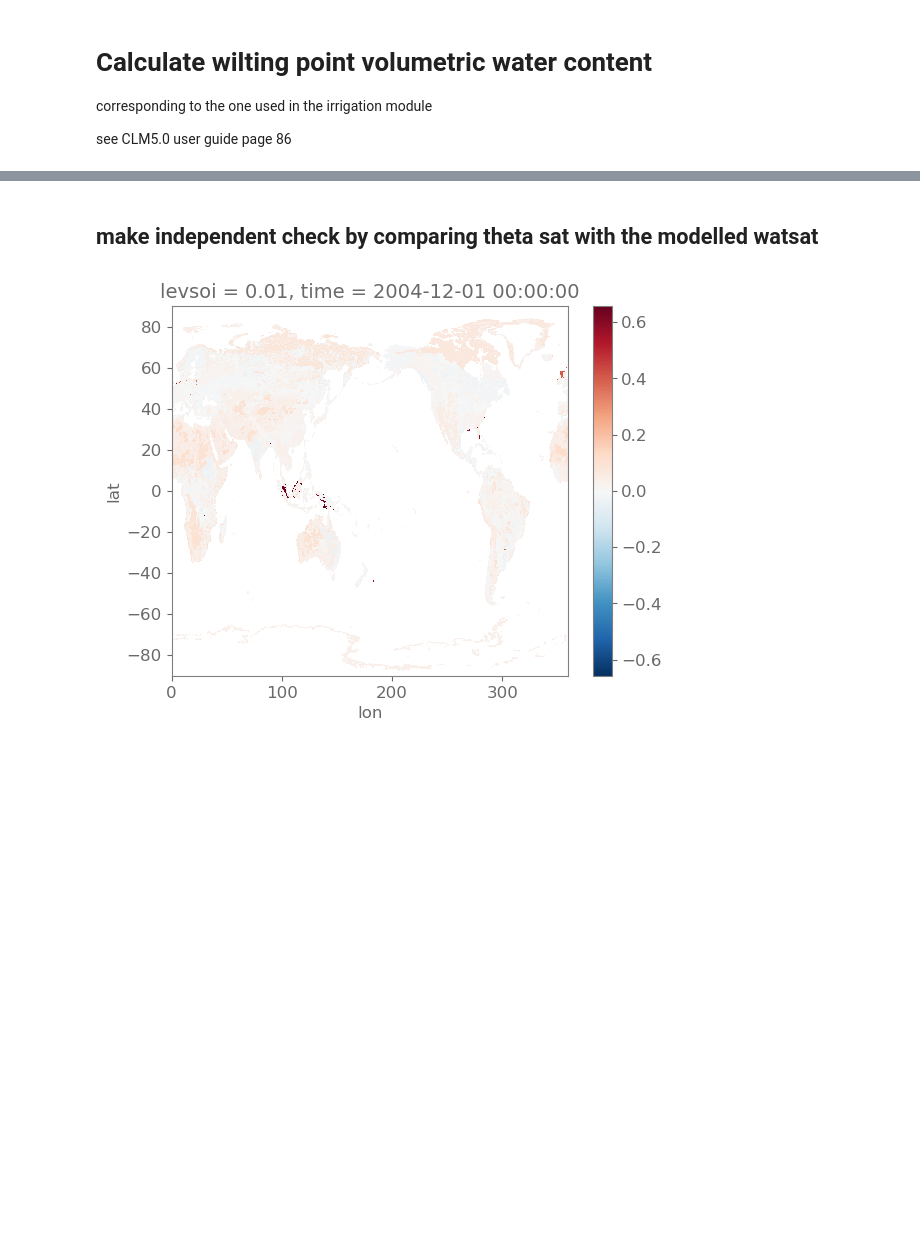
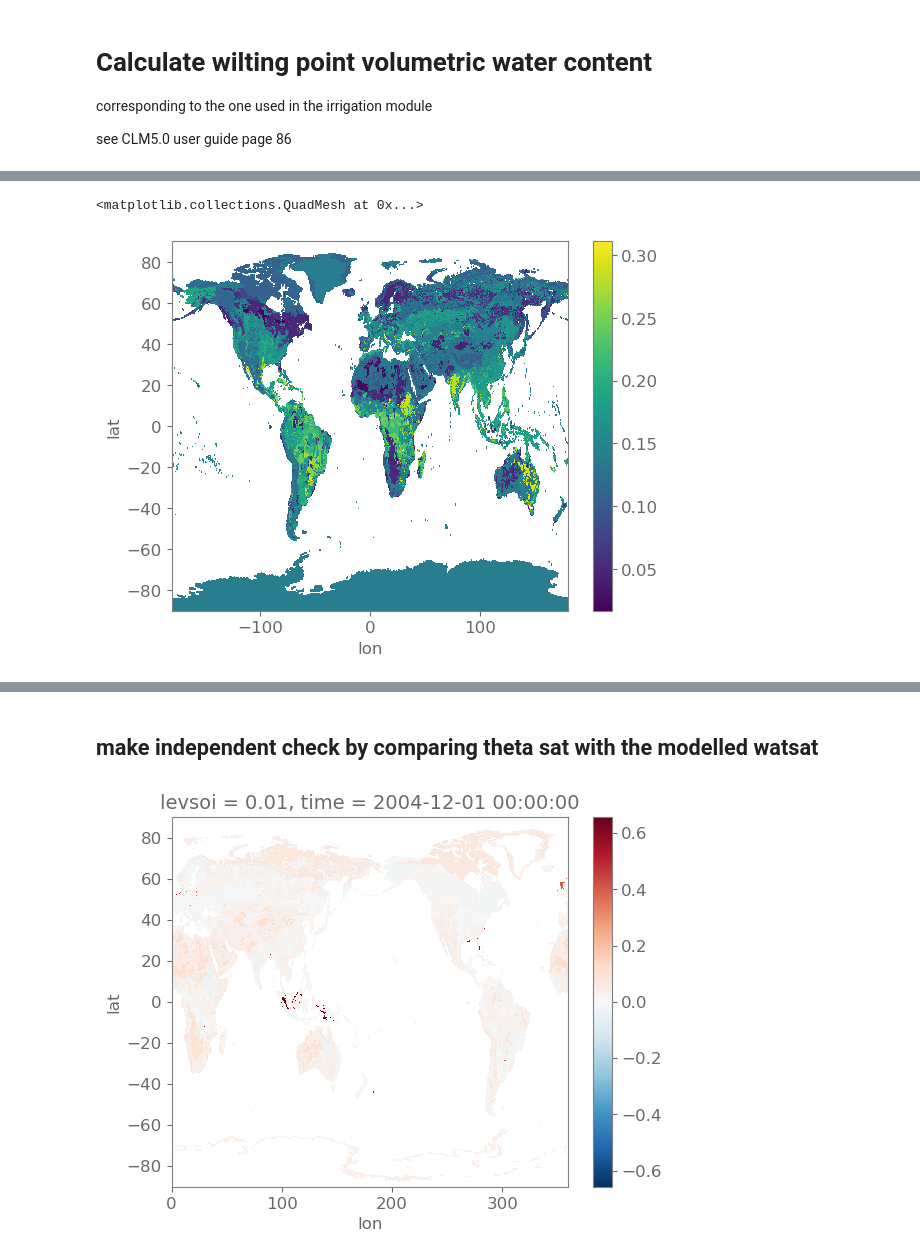
Before and after one commit to Ivanderkelen/Vanderkelen_etal_2025_BG, a Jupyter notebook: notebooks/calc_wilting_vol_water_content.ipynb, the cells around one changed output, grey strips where cells are left out. Saved outputs shown, nothing was run; the diff lists cells and outputs as text; code cells hidden in the pictures; blank space fills up the shorter version.

```diff
--- a/notebooks/calc_wilting_vol_water_content.ipynb
+++ b/notebooks/calc_wilting_vol_water_content.ipynb
@@ -103,0 +120,5 @@ for scenario in ["CTL", "high"]:
+# %%
+theta_wilt.mean('levsoi').plot()
+# %% [output]
+<matplotlib.collections.QuadMesh at 0x...>
+[figure, added]
```
Also changed, not shown: parts of 5 cells of this notebook, 32 other files.
